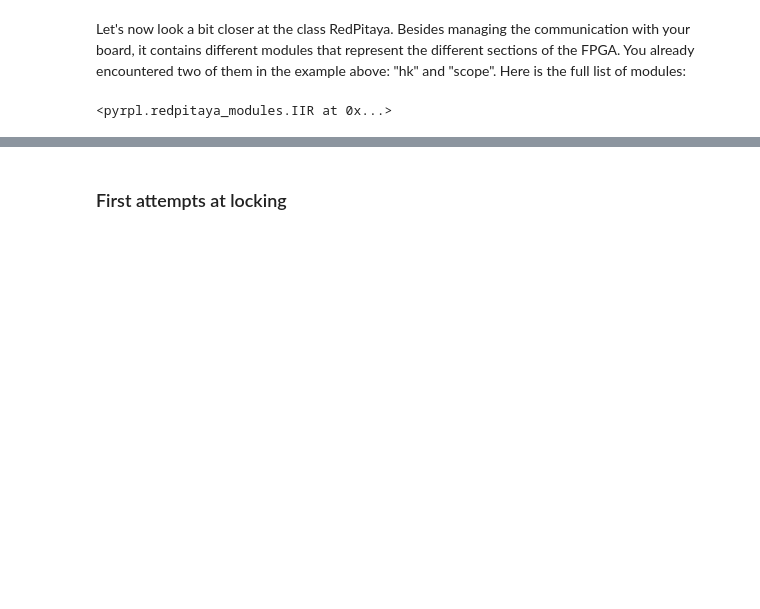
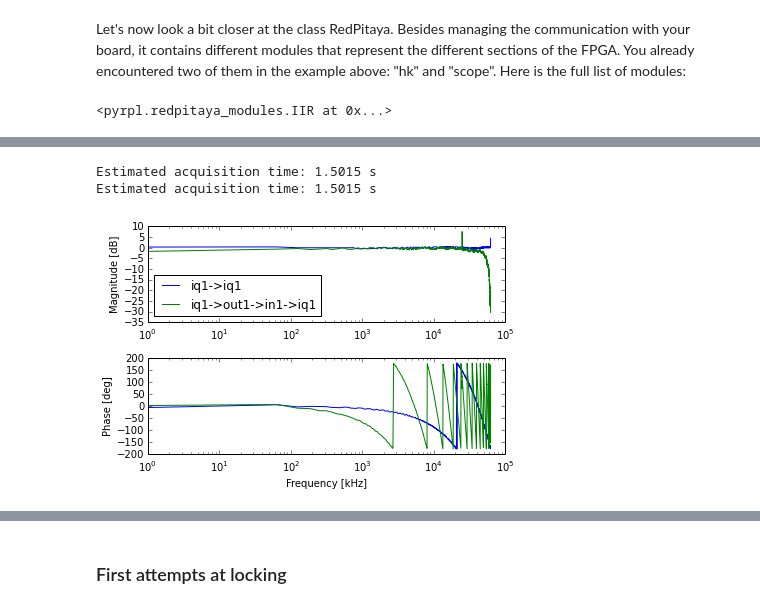
Before and after one commit to lneuhaus/pyrpl, a Jupyter notebook: doc/tutorial.ipynb, the cells around one changed output, grey strips where cells are left out. Cells and saved outputs as stored; diff of their text form; code cells hidden in the pictures; blank space fills up the shorter version.

```diff
--- a/doc/tutorial.ipynb
+++ b/doc/tutorial.ipynb
@@ -196,0 +502,20 @@ r.iir # "infinite impules response" filter module that can realize complex trans
+# %%
+#reload to make sure settings are default ones
+from pyrpl import RedPitaya
+r = RedPitaya(hostname="192.168.1.100")
+
+#shortcut
+iq = r.iq0
+
+# modulation/demodulation frequency 25 MHz
+# two lowpass filters with 10 and 20 kHz bandwidth
+# input signal is analog input 1
+# input AC-coupled with cutoff frequency near 50 kHz
+# modulation amplitude 0.1 V
+# modulation goes to out1
+# output_signal is the demodulated quadrature 1
+# quadrature_1 is amplified by 10
+iq.setup(frequency=25e6, bandwidth=[10e3,20e3], gain=0.0,
+         phase=0, acbandwidth=50000, amplitude=0.5,
+         input='adc1', output_direct='out1',
+         output_signal='quadrature', quadrature_factor=10)
@@ -196,0 +533,16 @@ r.iir # "infinite impules response" filter module that can realize complex trans
+# %%
+# shortcut for na
+na = r.iq1
+
+#take transfer functions. first: iq1 -> iq1, second iq1->out1->(your cable)->adc1
+f, iq1 = na.na_trace(start=1e3,stop=62.5e6,points=1001,rbw=1000,avg=1,amplitude=0.2,input='iq1',output_direct='off', acbandwidth=0)
+f, adc1 = na.na_trace(start=1e3,stop=62.5e6,points=1001,rbw=1000,avg=1,amplitude=0.2,input='adc1',output_direct='out1', acbandwidth=0)
+
+#plot
+from pyrpl.iir import bodeplot
+%matplotlib inline
+bodeplot([(f, iq1, "iq1->iq1"), (f, adc1, "iq1->out1->in1->iq1")], xlog=True)
+# %% [output]
+Estimated acquisition time: 1.5015 s
+Estimated acquisition time: 1.5015 s
+[figure, added]
```
Also changed, not shown: parts of 104 cells of this notebook.
